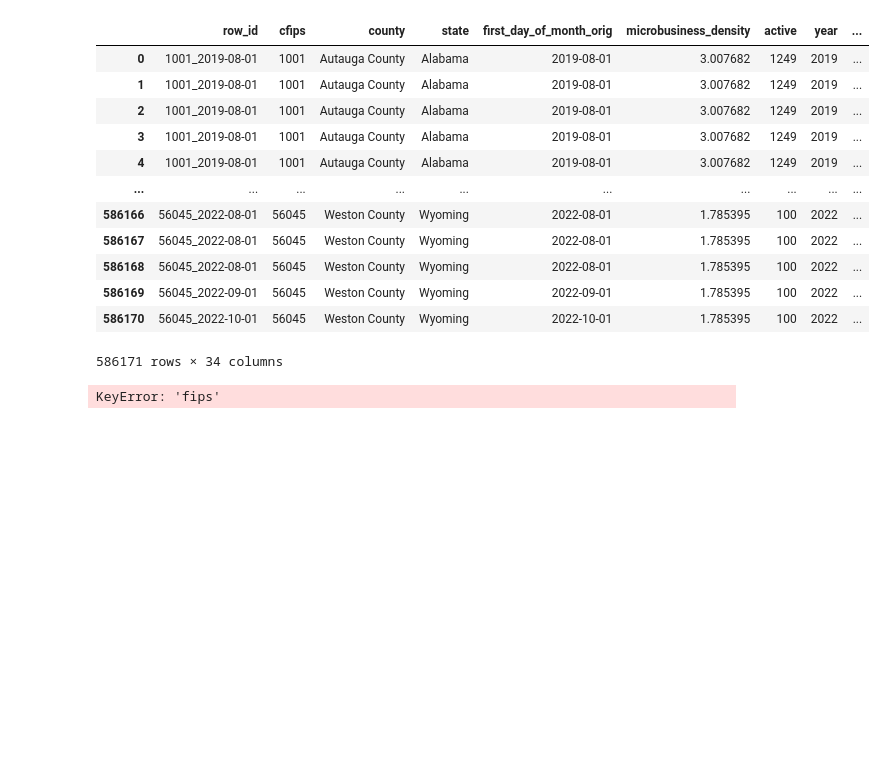
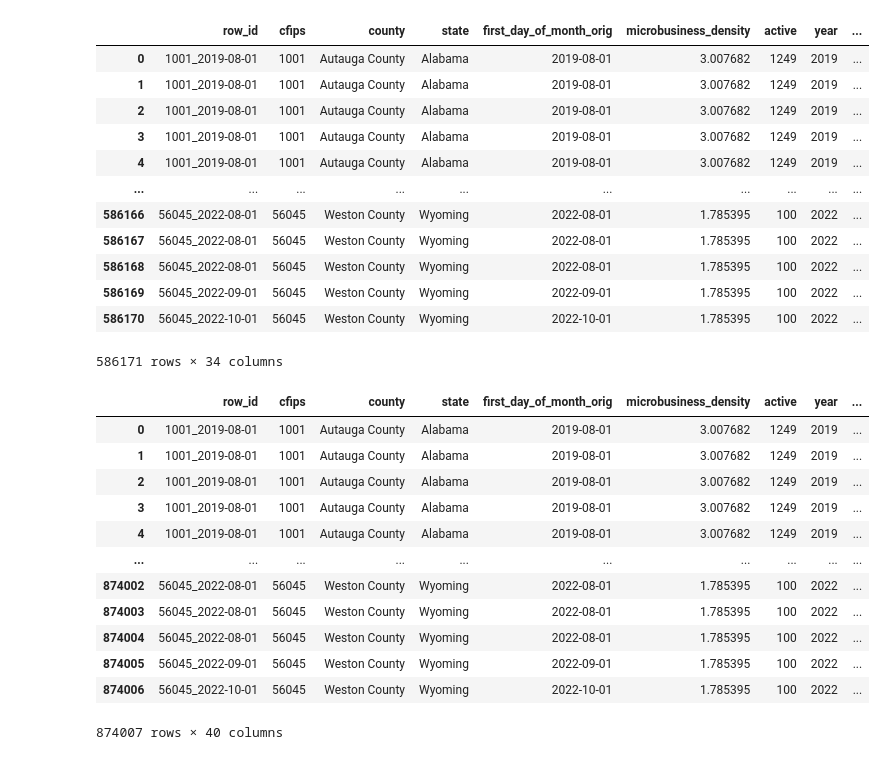
Before and after one commit to nahomjd/GoDaddy-Microbusiness_Desity_Forecasting, a Jupyter notebook: EDA/Selected_Feature_combination.ipynb, the cells around one changed output. Saved outputs shown, nothing was run; the diff lists cells and outputs as text; code cells hidden in the pictures; blank space fills up the shorter version.

```diff
--- a/EDA/Selected_Feature_combination.ipynb
+++ b/EDA/Selected_Feature_combination.ipynb
@@ -184,32 +184,44 @@ df_rm_FY18_keep = df_rm_FY18[['fips', 'year', 'rent50_0', 'rent50_1', 'rent50_2'
 
 df_rm_FY19['fips'] = df_rm_FY19['fips2010'].astype(str).str[:-5].astype(int)
 df_rm_FY19['year'] = 2019
 df_rm_FY19_keep = df_rm_FY19[['fips', 'year', 'rent50_0', 'rent50_1', 'rent50_2', 'rent50_3', 'rent50_4']]
 
 df_rm_FY20['fips'] = df_rm_FY20['fips2010'].astype(str).str[:-5].astype(int)
 df_rm_FY20['year'] = 2020
 df_rm_FY20_keep = df_rm_FY20[['fips', 'year', 'rent50_0', 'rent50_1', 'rent50_2', 'rent50_3', 'rent50_4']]
 
 df_rm_FY21['fips'] = df_rm_FY21['fips2010'].astype(str).str[:-5].astype(int)
 df_rm_FY21['year'] = 2021
 df_rm_FY21_keep = df_rm_FY21[['fips', 'year', 'rent50_0', 'rent50_1', 'rent50_2', 'rent50_3', 'rent50_4']]
 
 df_rm_FY22['fips'] = df_rm_FY22['state_code'].astype(str) + df_rm_FY22['county_code'].astype(str).str.zfill(3)
 df_rm_FY22['fips'] = df_rm_FY22['fips'].astype(int)
 df_rm_FY22['year'] = 2022
 df_rm_FY22 = df_rm_FY22.rename(columns={'rent_50_0': 'rent50_0', 'rent_50_1': 'rent50_1', 'rent_50_2': 'rent50_2', 'rent_50_3': 'rent50_3', 'rent_50_4': 'rent50_4'})
 df_rm_FY22_keep = df_rm_FY22[['fips', 'year', 'rent50_0', 'rent50_1', 'rent50_2', 'rent50_3', 'rent50_4']]
 
 df_rm_FY23['fips'] = df_rm_FY23['fips2010'].astype(str).str[:-5].astype(int)
 df_rm_FY23['year'] = 2023
 df_rm_FY23 = df_rm_FY23.rename(columns={'rent_50_0': 'rent50_0', 'rent_50_1': 'rent50_1', 'rent_50_2': 'rent50_2', 'rent_50_3': 'rent50_3', 'rent_50_4': 'rent50_4'})
 df_rm_FY23_keep = df_rm_FY23[['fips', 'year', 'rent50_0', 'rent50_1', 'rent50_2', 'rent50_3', 'rent50_4']]
 
 df_rm = pd.concat([df_rm_FY17_keep, df_rm_FY18_keep, df_rm_FY19_keep, df_rm_FY20_keep, df_rm_FY21_keep, df_rm_FY22_keep, df_rm_FY23_keep])
 
-df_train_comb = df_train.merge(df_train_comb, how='left', left_on=['cfips', 'year'], right_on=['fips','year'],
+df_train_comb = df_train_comb.merge(df_rm, how='left', left_on=['cfips', 'year'], right_on=['fips','year'],
                               suffixes=['_orig', 'rm'])
 
 df_train_comb
 # %% [output]
+|  | row_id | cfips | county | state | first_day_of_month_orig | microbusiness_density | active | year | ... |
+| 0 | 1001_2019-08-01 | 1001 | Autauga County | Alabama | 2019-08-01 | 3.007682 | 1249 | 2019 | ... |
+| 1 | 1001_2019-08-01 | 1001 | Autauga County | Alabama | 2019-08-01 | 3.007682 | 1249 | 2019 | ... |
+| 2 | 1001_2019-08-01 | 1001 | Autauga County | Alabama | 2019-08-01 | 3.007682 | 1249 | 2019 | ... |
+| 3 | 1001_2019-08-01 | 1001 | Autauga County | Alabama | 2019-08-01 | 3.007682 | 1249 | 2019 | ... |
+| 4 | 1001_2019-08-01 | 1001 | Autauga County | Alabama | 2019-08-01 | 3.007682 | 1249 | 2019 | ... |
+| ... | ... | ... | ... | ... | ... | ... | ... | ... | ... |
+| 874002 | 56045_2022-08-01 | 56045 | Weston County | Wyoming | 2022-08-01 | 1.785395 | 100 | 2022 | ... |
+| 874003 | 56045_2022-08-01 | 56045 | Weston County | Wyoming | 2022-08-01 | 1.785395 | 100 | 2022 | ... |
+| 874004 | 56045_2022-08-01 | 56045 | Weston County | Wyoming | 2022-08-01 | 1.785395 | 100 | 2022 | ... |
+| 874005 | 56045_2022-09-01 | 56045 | Weston County | Wyoming | 2022-09-01 | 1.785395 | 100 | 2022 | ... |
+| 874006 | 56045_2022-10-01 | 56045 | Weston County | Wyoming | 2022-10-01 | 1.785395 | 100 | 2022 | ... |
-KeyError: 'fips'
+874007 rows × 40 columns
```
Also changed, not shown: parts of 5 cells of this notebook.
